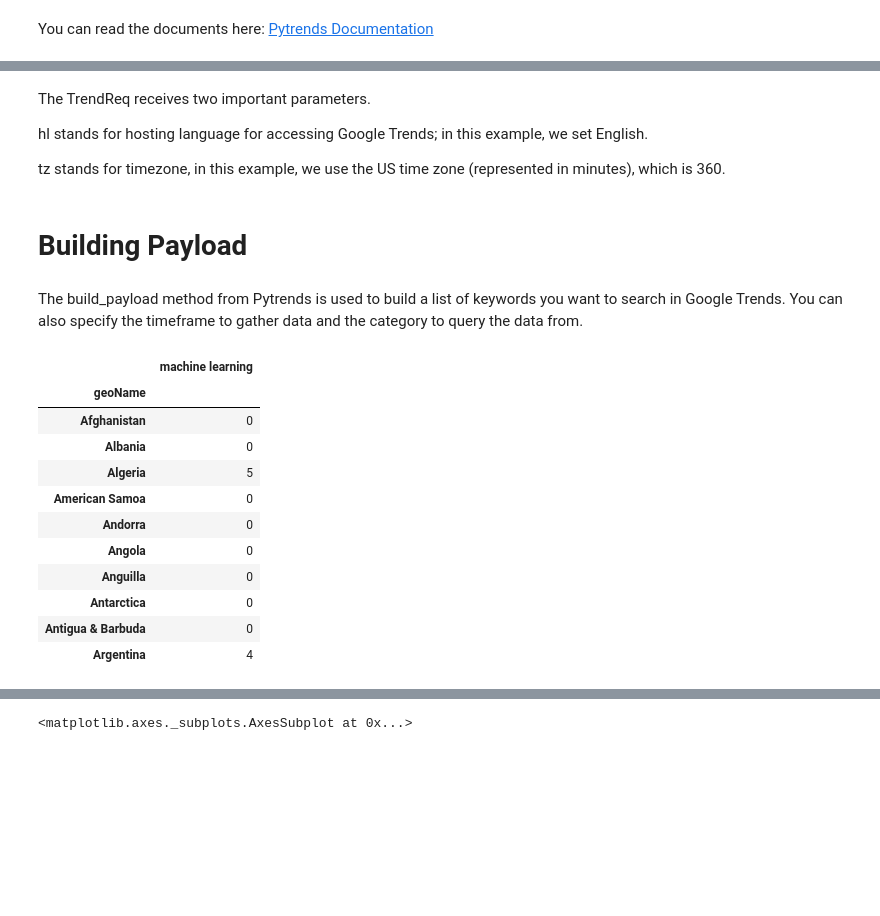
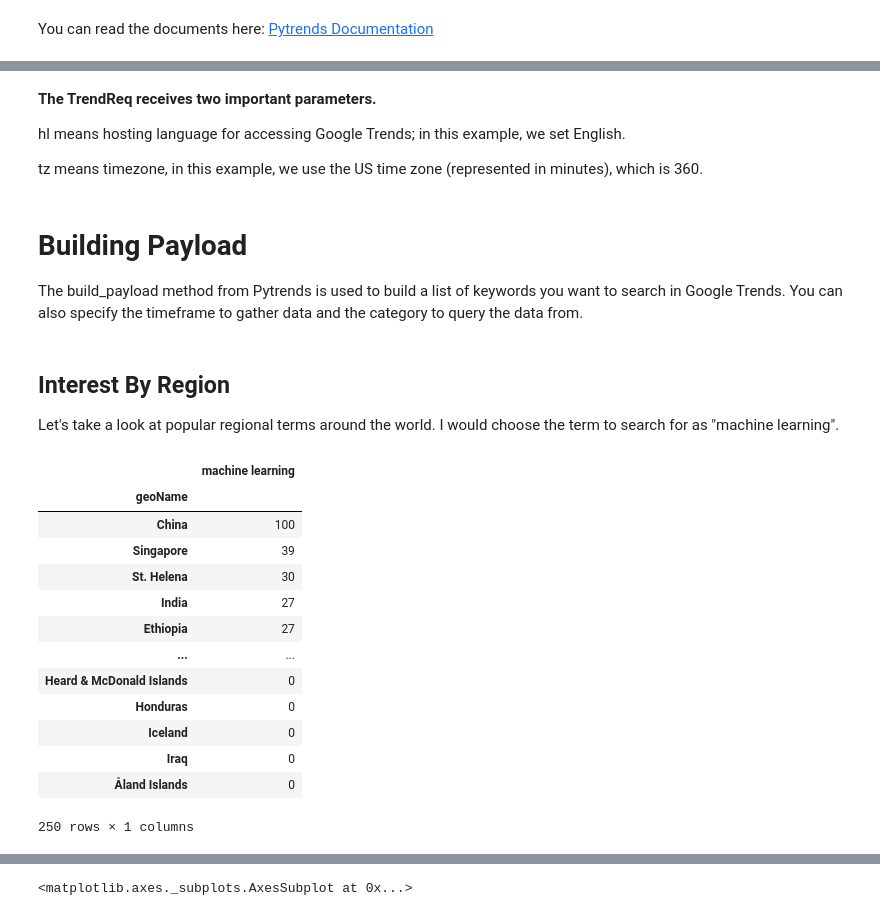
Before and after one commit to AruneshTamboli/Using-Python-to-automate-Google-Trends-Data, a Jupyter notebook: How_to_use_Python_to_automate_Google_Trends_Data.ipynb, the cells around one changed output, grey strips where cells are left out. Cells and saved outputs as stored; diff of their text form; code cells hidden in the pictures; blank space fills up the shorter version.

```diff
--- a/How_to_use_Python_to_automate_Google_Trends_Data.ipynb
+++ b/How_to_use_Python_to_automate_Google_Trends_Data.ipynb
@@ -65,32 +86,39 @@ pytrend = TrendReq(hl='en-US', tz=360)
 # %% [markdown]
-The TrendReq receives two important parameters.
+**The TrendReq receives two important parameters.**
 
 
 
 
-hl stands for hosting language for accessing Google Trends; in this example, we set English.
+hl means hosting language for accessing Google Trends; in this example, we set English.
 
-tz stands for timezone, in this example, we use the US time zone (represented in minutes), which is 360.
+tz means timezone, in this example, we use the US time zone (represented in minutes), which is 360.
-# %% [markdown]
-# Building Payload
 # %% [markdown]
+# **Building Payload**
+
 The build_payload method from Pytrends is used to build a list of keywords you want to search in Google Trends. You can also specify the timeframe to gather data and the category to query the data from.
-# %%
-pytrend.build_payload(kw_list=['machine learning'])
-# Interest by Region
-df = pytrend.interest_by_region()
-df.head(10)
-# %% [output]
-|  | machine learning |
-| geoName |  |
-| Afghanistan | 0 |
-| Albania | 0 |
-| Algeria | 5 |
-| American Samoa | 0 |
-| Andorra | 0 |
-| Angola | 0 |
-| Anguilla | 0 |
-| Antarctica | 0 |
-| Antigua & Barbuda | 0 |
-| Argentina | 4 |
+# %% [markdown]
+## **Interest By Region**
+
+
+Let's take a look at popular regional terms around the world. I would choose the term to search for as "machine learning".
+# %%
+pytrends.build_payload(kw_list=['machine learning'])
+
+df = pytrends.interest_by_region() # Interest by Region
+df.sort_values(by=['machine learning'], ascending=False) # Here, I have sorted values in descending order
+# %% [output]
+|  | machine learning |
+| geoName |  |
+| China | 100 |
+| Singapore | 39 |
+| St. Helena | 30 |
+| India | 27 |
+| Ethiopia | 27 |
+| ... | ... |
+| Heard & McDonald Islands | 0 |
+| Honduras | 0 |
+| Iceland | 0 |
+| Iraq | 0 |
+| Åland Islands | 0 |
+250 rows × 1 columns
 # %% [markdown]
```
Also changed, not shown: parts of 37 cells of this notebook.
